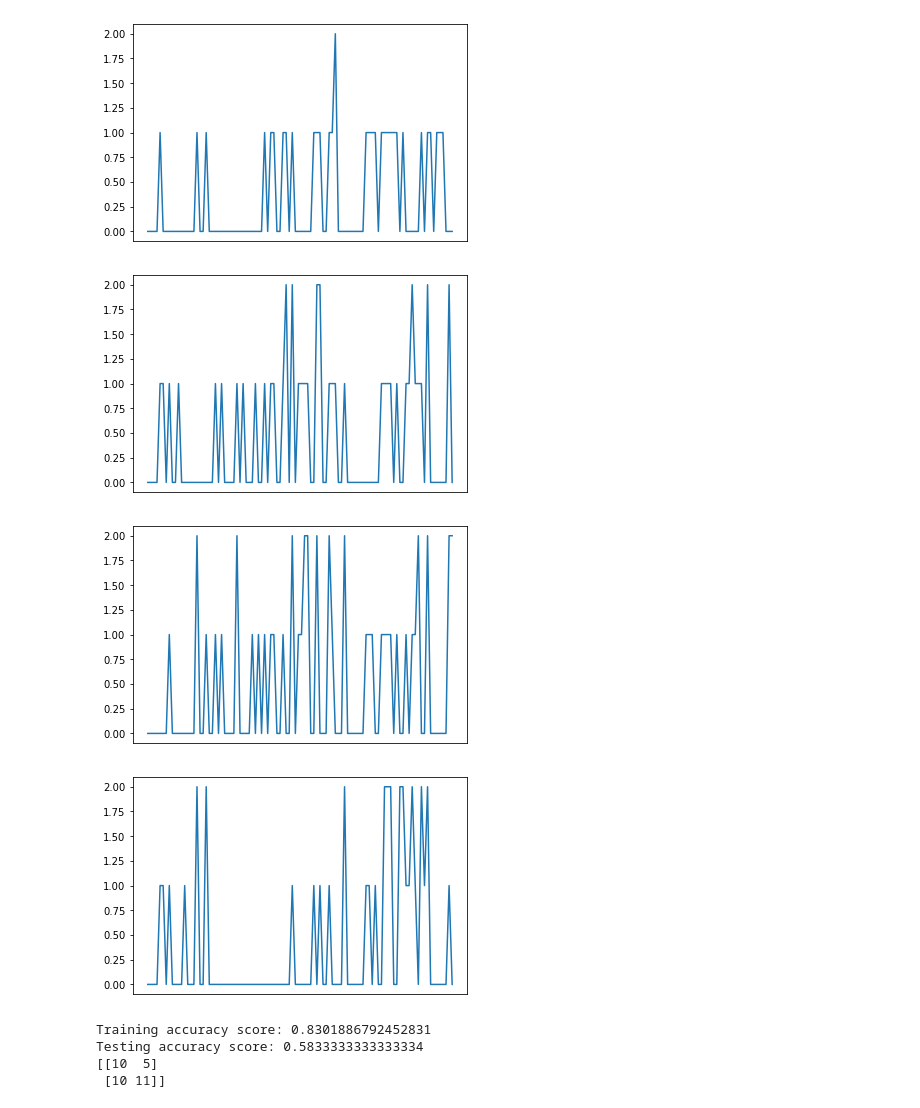
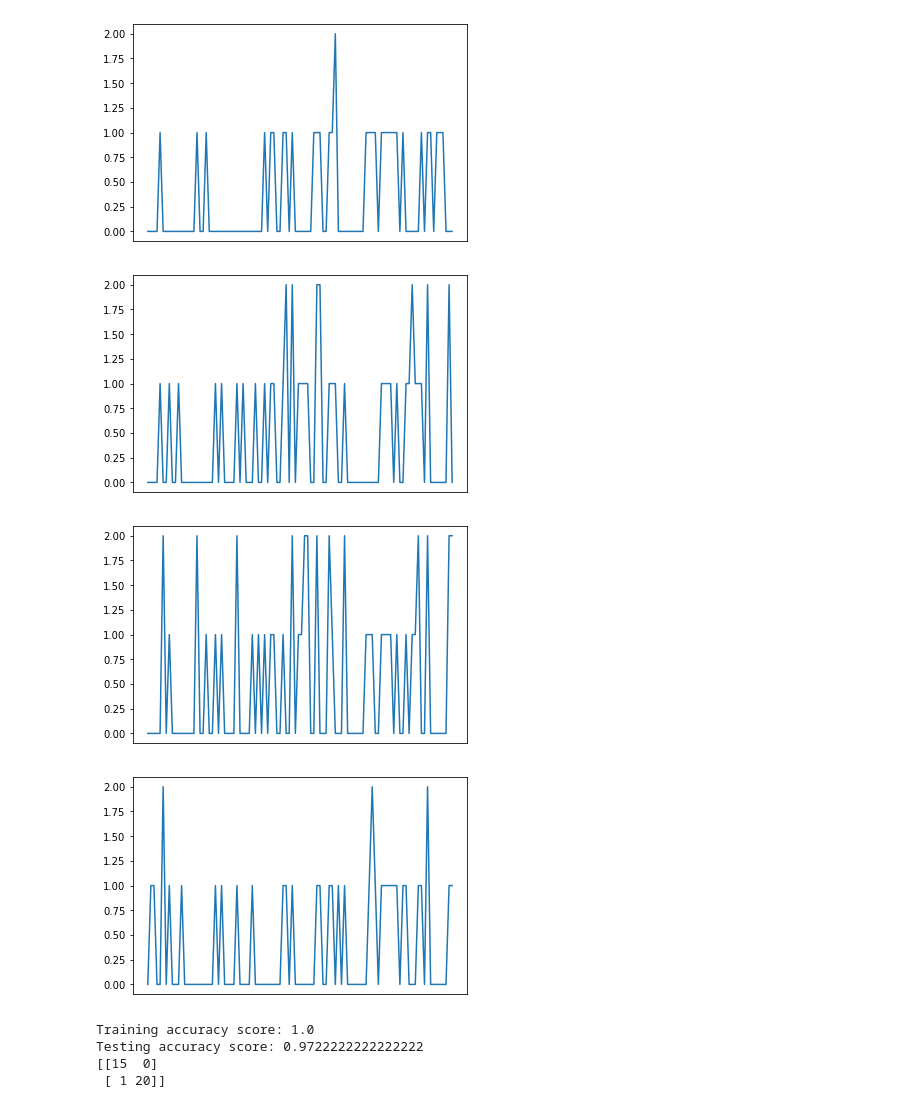
Before and after one commit to EannaCurran/FYP-Time-Series-Classification-For-GWAS-Data, a Jupyter notebook: FPY_SimpleSNP.ipynb, the cells around one changed output. Cells and saved outputs as stored; diff of their text form; code cells hidden in the pictures.

Commit message:
Fixing signal and using RandomForest to identify important features

```diff
--- a/FPY_SimpleSNP.ipynb
+++ b/FPY_SimpleSNP.ipynb
@@ -57,7 +60,7 @@ len(df.columns)
 # %% [output]
 106
 # %%
-# Re-encoding SNP of interest
+# Re-encoding SNP of interest to generate stronger signal
 
-df.loc[df.PHENOTYPE == 2, ['rs2222162']] = 2
-df.loc[df.PHENOTYPE == 1, ['rs2222162']] = 0
+df.loc[df.PHENOTYPE == "2", ['rs2222162']] = 2
+df.loc[df.PHENOTYPE == "1", ['rs2222162']] = 0
@@ -76,11 +87,12 @@ plt.gca().axes.get_xaxis().set_visible(False)
 [figure]
 # %%
 # Visualising entry 2 which is a control
+
 dfT[1]=dfT[1].astype(float)
 dfT[1].plot()
 plt.gca().axes.get_xaxis().set_visible(False)
 # %% [output]
-[figure, old version]
+[figure, new version]
 # %%
 # Visualising entry 3 which is a case
 
@@ -88,15 +100,15 @@ dfT[2]=dfT[2].astype(float)
 dfT[2].plot()
 plt.gca().axes.get_xaxis().set_visible(False)
 # %% [output]
-[figure, old version]
+[figure, new version]
 # %%
 # Visualising entry 87 which is a case
 
-dfT[86]=dfT[86].astype(float)
-dfT[86].plot()
+dfT[85]=dfT[85].astype(float)
+dfT[85].plot()
 plt.gca().axes.get_xaxis().set_visible(False)
 # %% [output]
-[figure, old version]
+[figure, new version]
 # %%
 # Replacing missing SNP entries and replacing with most frequent value for that SNP of other entries
 
@@ -109,15 +122,15 @@ xTrain, xTtest, yTrain, yTest = train_test_split(idf, phenotype, train_size=0.6,
 # %%
 # Classifying GWAS data using decision tree and printing results
 
-dtc = DecisionTreeClassifier(criterion='entropy', max_depth=3)
-dtc.fit(xTrain, yTrain)
-yPredicted = dtc.predict(xTrain)
+rfc = RandomForestClassifier(n_estimators=100, max_features='auto', oob_score=True, random_state=1)
+rfc.fit(xTrain, yTrain)
+yPredicted = rfc.predict(xTrain)
 print("Training accuracy score: {}".format(accuracy_score(yTrain, yPredicted)))
-yPredicted = dtc.predict(xTtest)
+yPredicted = rfc.predict(xTtest)
 print("Testing accuracy score: {}".format(accuracy_score(yTest, yPredicted)))
 print(confusion_matrix(yTest, yPredicted))
 # %% [output]
-Training accuracy score: 0.8301886792452831
-Testing accuracy score: 0.5833333333333334
-[[10  5]
- [10 11]]
+Training accuracy score: 1.0
+Testing accuracy score: 0.9722222222222222
+[[15  0]
+ [ 1 20]]
```
Also changed, not shown: parts of 9 cells of this notebook.
